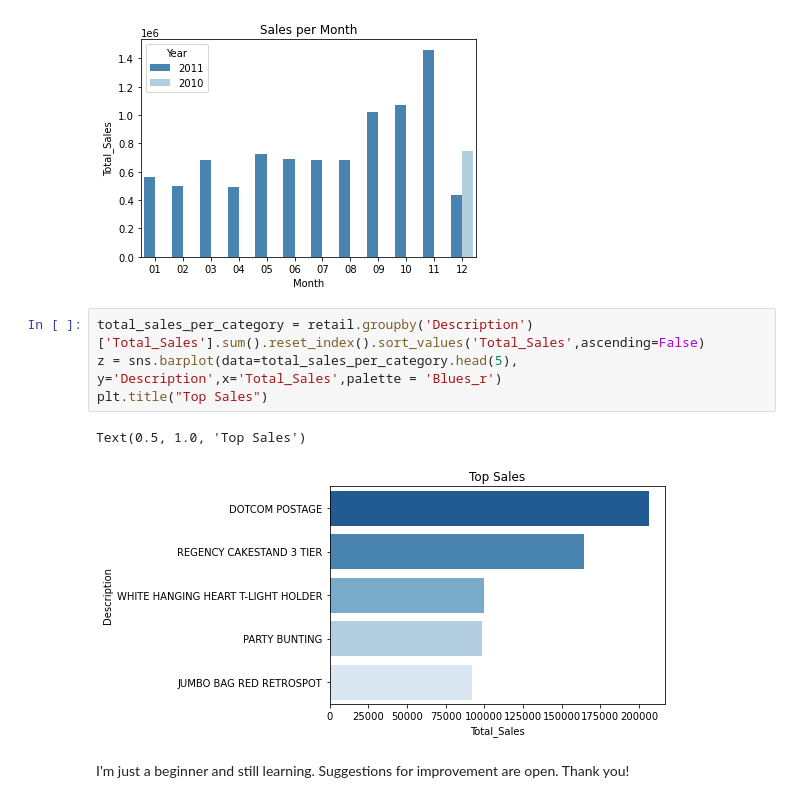
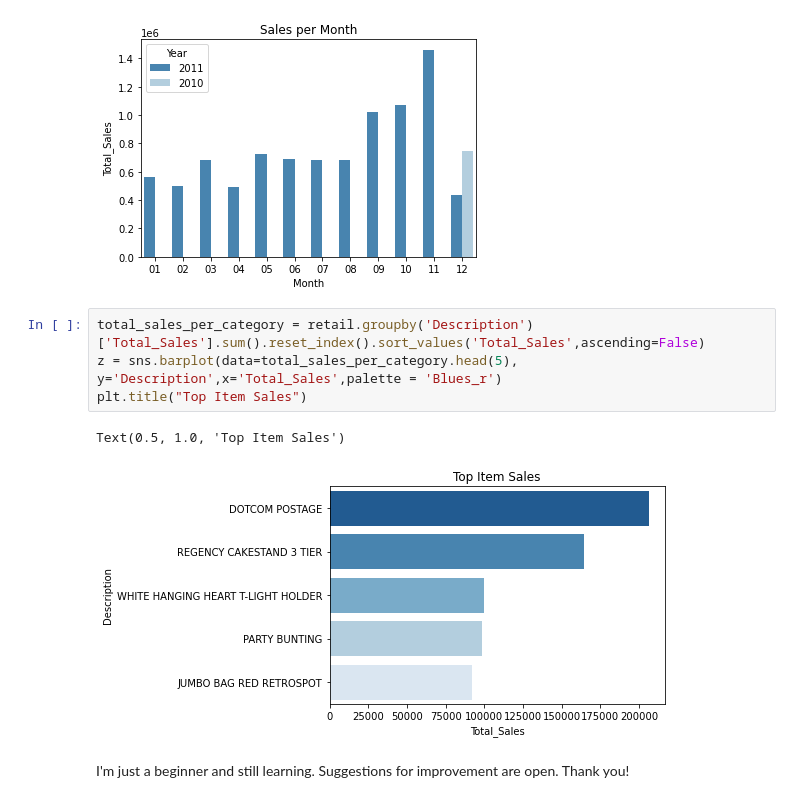
Before and after one commit to jbngcrs03/Data-Science-Projects, a Jupyter notebook: online-retail-analysis.ipynb, the cells around one changed output. Drawn from its saved outputs; the diff is of its cells as text.

```diff
--- a/online-retail-analysis.ipynb
+++ b/online-retail-analysis.ipynb
@@ -156,9 +156,9 @@ Text(0.5, 1.0, 'Sales per Month')
 # %%
 total_sales_per_category = retail.groupby('Description')['Total_Sales'].sum().reset_index().sort_values('Total_Sales',ascending=False)
 z = sns.barplot(data=total_sales_per_category.head(5), y='Description',x='Total_Sales',palette = 'Blues_r')
-plt.title("Top Sales")
+plt.title("Top Item Sales")
 # %% [output]
-Text(0.5, 1.0, 'Top Sales')
+Text(0.5, 1.0, 'Top Item Sales')
-[figure, old version]
+[figure, new version]
 # %% [markdown]
 I'm just a beginner and still learning. Suggestions for improvement are open. Thank you!
```
Also changed, not shown: parts of 1 cell of this notebook.
